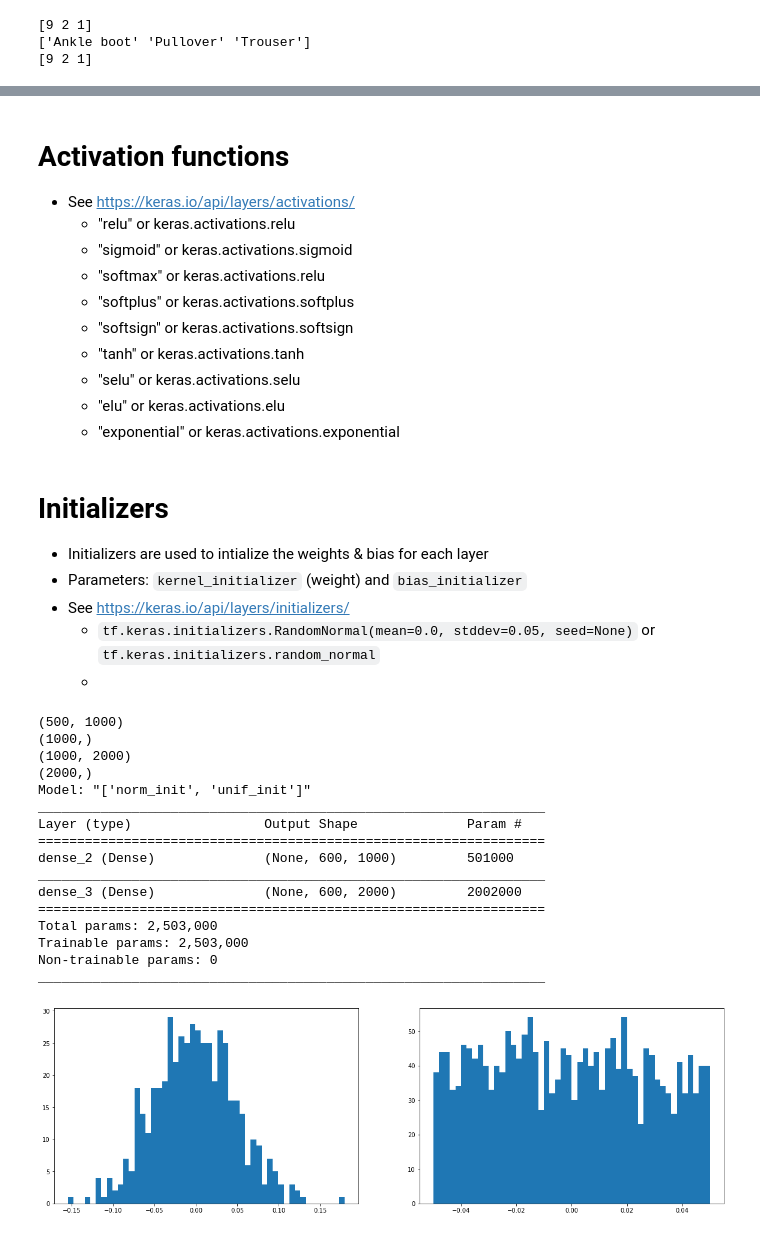
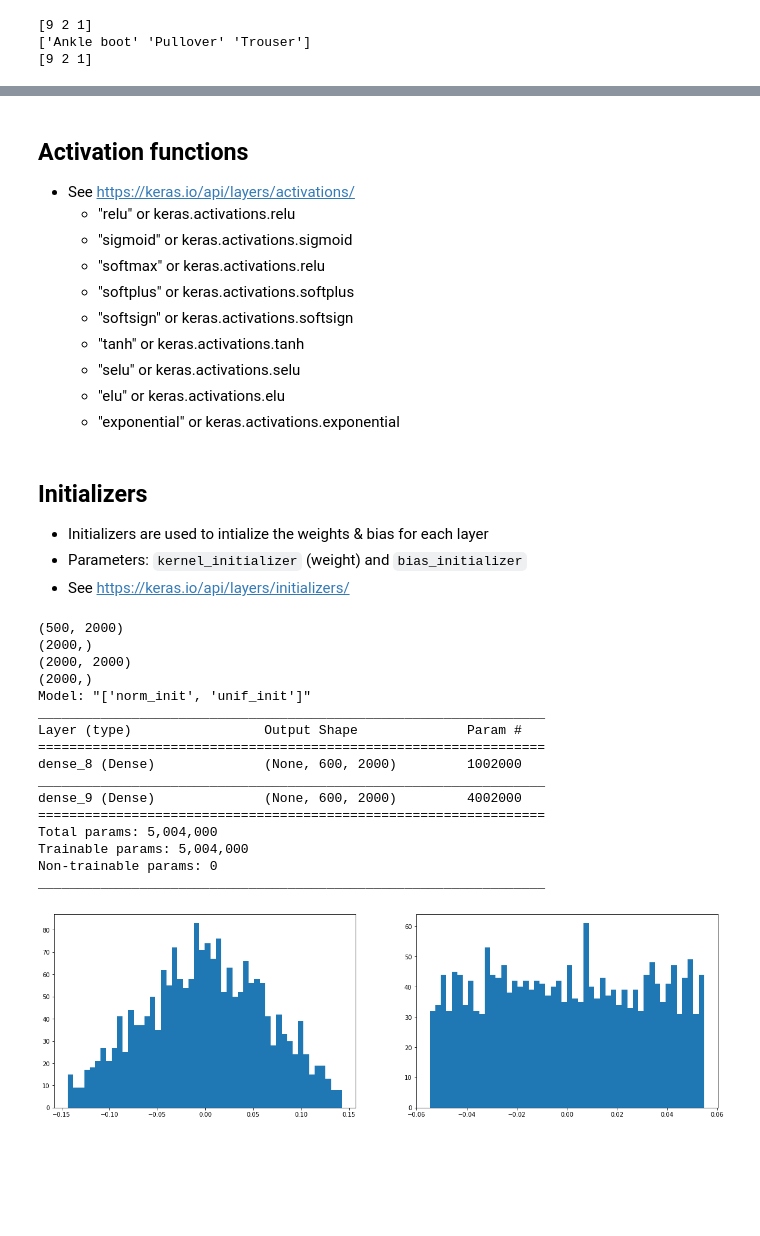
Before and after one commit to caoruikai/Learn-Use-Create, a Jupyter notebook: DS-ML-AI/Keras_Note.ipynb, the cells around one changed output, grey strips where cells are left out. Drawn from its saved outputs; the diff is of its cells as text; code cells hidden in the pictures; blank space fills up the shorter version.

Commit message:
Keras Notes base on ch10 Geron

```diff
--- a/DS-ML-AI/Keras_Note.ipynb
+++ b/DS-ML-AI/Keras_Note.ipynb
@@ -401,3 +321,0 @@ print(mnist_y_new)
-# %%
-seq_model.save("keras_fashion_mnist_classifier.h5")
-seq_model_loaded = keras.models.load_model("keras_fashion_mnist_classifier.h5")
@@ -543,5 +331,5 @@ keras.layers.Dense(units,
 # %% [markdown]
-# Activation functions
+## Activation functions
 - See https://keras.io/api/layers/activations/
     - "relu" or keras.activations.relu
     - "sigmoid" or keras.activations.sigmoid
@@ -553,23 +341,21 @@ keras.layers.Dense(units,
     - "elu" or keras.activations.elu
     - "exponential" or keras.activations.exponential
 # %% [markdown]
-# Initializers
+## Initializers
 - Initializers are used to intialize the weights & bias for each layer
 - Parameters: `kernel_initializer` (weight) and `bias_initializer`
 - See https://keras.io/api/layers/initializers/
-    - `tf.keras.initializers.RandomNormal(mean=0.0, stddev=0.05, seed=None)` or `tf.keras.initializers.random_normal`
-    -
 # %%
+# Visualize He Normal and He Uniform initializers
+
 model = keras.models.Sequential(layers=[keras.Input(shape=(600,500)),
-                                        keras.layers.Dense(units=1000,
-                                                           activation="relu",
-                                                           kernel_initializer=keras.initializers.RandomNormal(mean=0.0, stddev=0.05, seed=47),
-                                                           bias_initializer=keras.initializers.RandomNormal(mean=0.0, stddev=0.05, seed=47),
+                                        keras.layers.Dense(units=2000,
+                                                           activation="elu",
+                                                           kernel_initializer=keras.initializers.HeNormal(),
                                                           ),
                                         keras.layers.Dense(units=2000,
-                                                           activation="tanh",
-                                                           kernel_initializer=keras.initializers.RandomUniform(minval=-0.05, maxval=0.05, seed=47),
-                                                           bias_initializer=keras.initializers.RandomUniform(minval=-0.05, maxval=0.05, seed=47),
+                                                           activation="elu",
+                                                           kernel_initializer=keras.initializers.HeUniform(),
                                                           ),
                                        ],
                                 name=["norm_init","unif_init"]
@@ -586,29 +372,30 @@ print(unif_bias.shape)
 
 model.summary()
 # %% [output]
-(500, 1000)
-(1000,)
-(1000, 2000)
+(500, 2000)
+(2000,)
+(2000, 2000)
 (2000,)
 Model: "['norm_init', 'unif_init']"
 _________________________________________________________________
 Layer (type)                 Output Shape              Param #
 =================================================================
-dense_2 (Dense)              (None, 600, 1000)         501000
+dense_8 (Dense)              (None, 600, 2000)         1002000
 _________________________________________________________________
-dense_3 (Dense)              (None, 600, 2000)         2002000
+dense_9 (Dense)              (None, 600, 2000)         4002000
 =================================================================
-Total params: 2,503,000
-Trainable params: 2,503,000
+Total params: 5,004,000
+Trainable params: 5,004,000
 Non-trainable params: 0
 _________________________________________________________________
 # %%
+# Visualize He Normal and He Uniform initializers
 fig = plt.figure(figsize=[20,6])
 ax1 = fig.add_subplot(1,2,1)
 ax2 = fig.add_subplot(1,2,2)
-ax1.hist(norm_weight[:,8],bins=50)
-ax2.hist(unif_weight[10],bins=50)
+ax1.hist(norm_weight[23],bins=50)
+ax2.hist(unif_weight[15],bins=50)
 plt.show()
 # %% [output]
-[figure, old version]
+[figure, new version]
 # %% [markdown]
```
Also changed, not shown: parts of 61 cells of this notebook, 2 other files.
